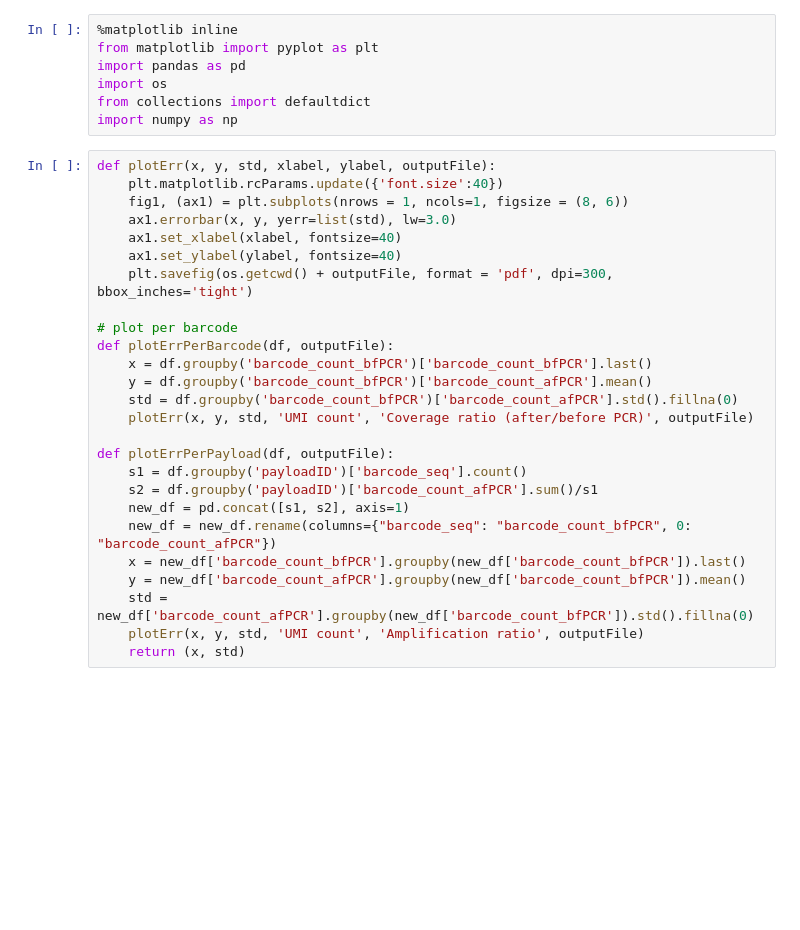
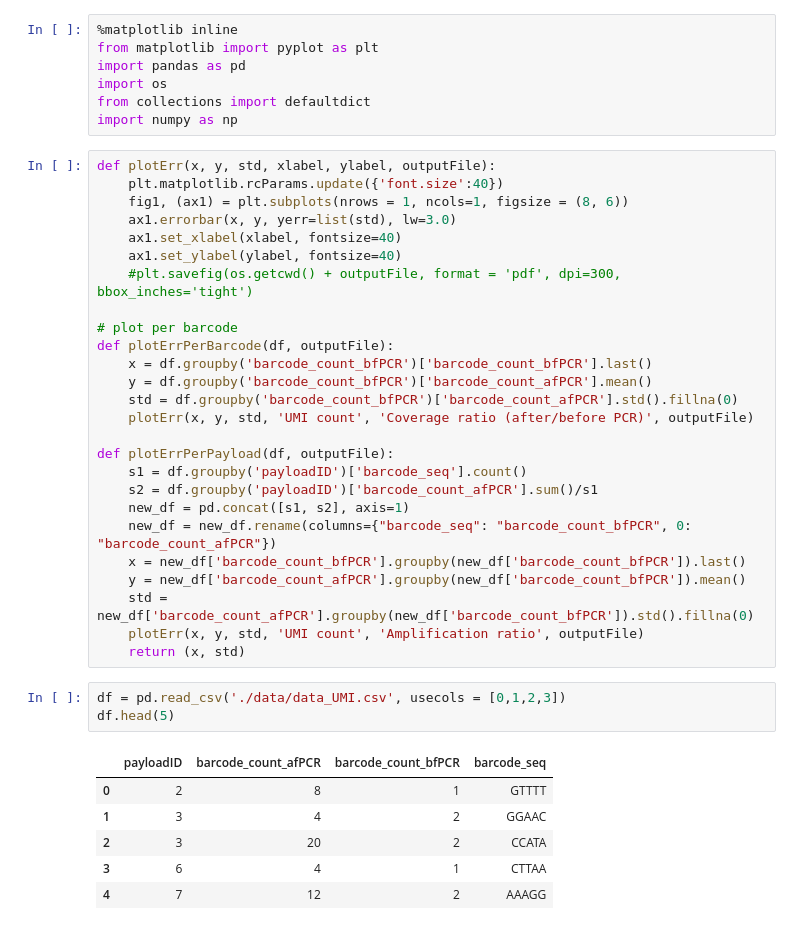
Before and after one commit to uwmisl/storage-biasing-ncomms20, a Jupyter notebook: Fig2e2f_biasing.ipynb, the cells around one changed output. Cells and saved outputs as stored; diff of their text form; blank space fills up the shorter version.

```diff
--- a/Fig2e2f_biasing.ipynb
+++ b/Fig2e2f_biasing.ipynb
@@ -12,7 +12,7 @@ def plotErr(x, y, std, xlabel, ylabel, outputFile):
     ax1.errorbar(x, y, yerr=list(std), lw=3.0)
     ax1.set_xlabel(xlabel, fontsize=40)
     ax1.set_ylabel(ylabel, fontsize=40)
-    plt.savefig(os.getcwd() + outputFile, format = 'pdf', dpi=300, bbox_inches='tight')
+    #plt.savefig(os.getcwd() + outputFile, format = 'pdf', dpi=300, bbox_inches='tight')
 
 # plot per barcode
 def plotErrPerBarcode(df, outputFile):
@@ -31,4 +31,14 @@ def plotErrPerPayload(df, outputFile):
     std = new_df['barcode_count_afPCR'].groupby(new_df['barcode_count_bfPCR']).std().fillna(0)
     plotErr(x, y, std, 'UMI count', 'Amplification ratio', outputFile)
     return (x, std)
+# %%
+df = pd.read_csv('./data/data_UMI.csv', usecols = [0,1,2,3])
+df.head(5)
+# %% [output]
+|  | payloadID | barcode_count_afPCR | barcode_count_bfPCR | barcode_seq |
+| 0 | 2 | 8 | 1 | GTTTT |
+| 1 | 3 | 4 | 2 | GGAAC |
+| 2 | 3 | 20 | 2 | CCATA |
+| 3 | 6 | 4 | 1 | CTTAA |
+| 4 | 7 | 12 | 2 | AAAGG |
 # %%
```
Also changed, not shown: parts of 2 cells of this notebook, 1 other file.
